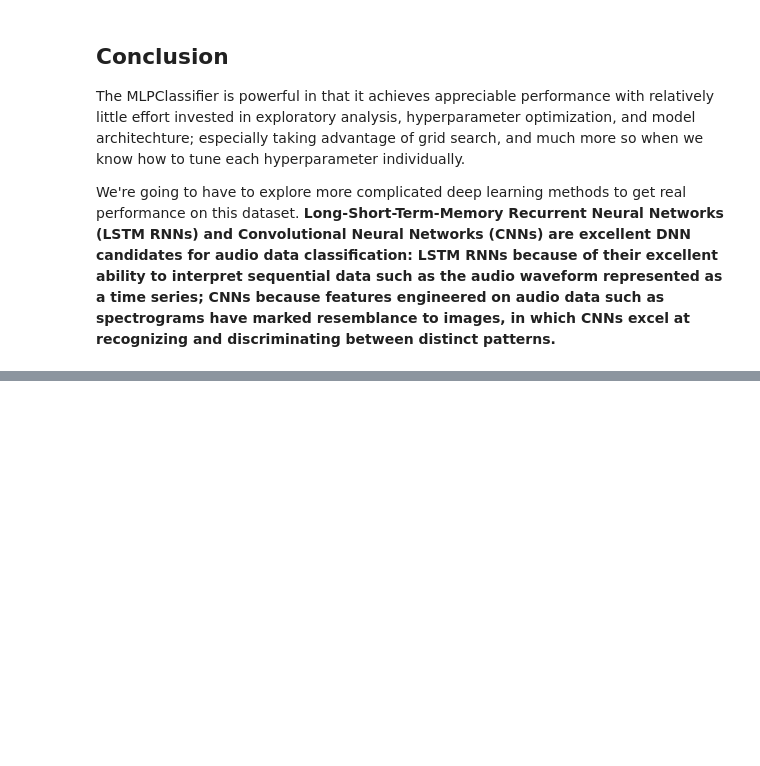
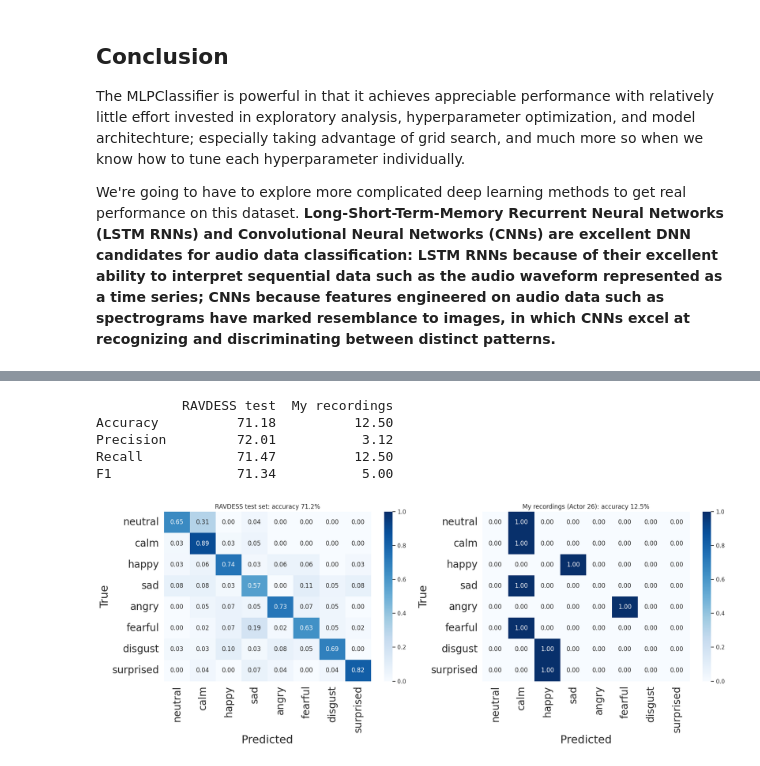
Before and after one commit to aalyssatao/Week4-NeuralNetworks, a Jupyter notebook: Week4__Neural_Networks.ipynb, the cells around one changed output, grey strips where cells are left out. Drawn from its saved outputs; the diff is of its cells as text; code cells hidden in the pictures; blank space fills up the shorter version.

```diff
--- a/Week4__Neural_Networks.ipynb
+++ b/Week4__Neural_Networks.ipynb
@@ -816,0 +817,43 @@ We're going to have to explore more complicated deep learning methods to get rea
+# %%
+from sklearn.metrics import accuracy_score, precision_score, recall_score, f1_score
+
+y_test_flat = np.asarray(y_test).ravel()
+ravdess_pred = model.predict(np.asarray(X_test))
+my_pred = model.predict(my_X_scaled)
+
+def metrics(y_true, y_pred):
+    return {
+        'Accuracy':  accuracy_score(y_true, y_pred),
+        'Precision': precision_score(y_true, y_pred, average='macro', zero_division=0),
+        'Recall':    recall_score(y_true, y_pred, average='macro', zero_division=0),
+        'F1':        f1_score(y_true, y_pred, average='macro', zero_division=0),
+    }
+
+results = pd.DataFrame({'RAVDESS test': metrics(y_test_flat, ravdess_pred),
+                        'My recordings': metrics(my_y, my_pred)})
+print((results * 100).round(2))
+results.to_csv('mlp_results.csv')
+# %% [output]
+           RAVDESS test  My recordings
+Accuracy          71.18          12.50
+Precision         72.01           3.12
+Recall            71.47          12.50
+F1                71.34           5.00
+# %%
+emotion_list = ['neutral','calm','happy','sad','angry','fearful','disgust','surprised']
+
+fig, axes = plt.subplots(1, 2, figsize=(18, 7))
+sn.set(font_scale=1.0)
+for ax, (title, yt, yp) in zip(axes, [('RAVDESS test set', y_test_flat, ravdess_pred),
+                                      ('My recordings (Actor 26)', my_y, my_pred)]):
+    cm = confusion_matrix(yt, yp, labels=emotion_list, normalize='true')
+    cm = np.nan_to_num(cm)  # emotions you didn't record give empty rows
+    sn.heatmap(pd.DataFrame(cm, index=emotion_list, columns=emotion_list),
+               annot=True, fmt='.2f', cmap='Blues', ax=ax, vmin=0, vmax=1)
+    ax.set_title(f'{title}: accuracy {100*accuracy_score(yt, yp):.1f}%')
+    ax.set_xlabel('Predicted'); ax.set_ylabel('True')
+plt.tight_layout()
+plt.savefig('confusion_matrices.png', dpi=200)
+plt.show()
+# %% [output]
+[figure, added]
```
Also changed, not shown: parts of 21 cells of this notebook.
